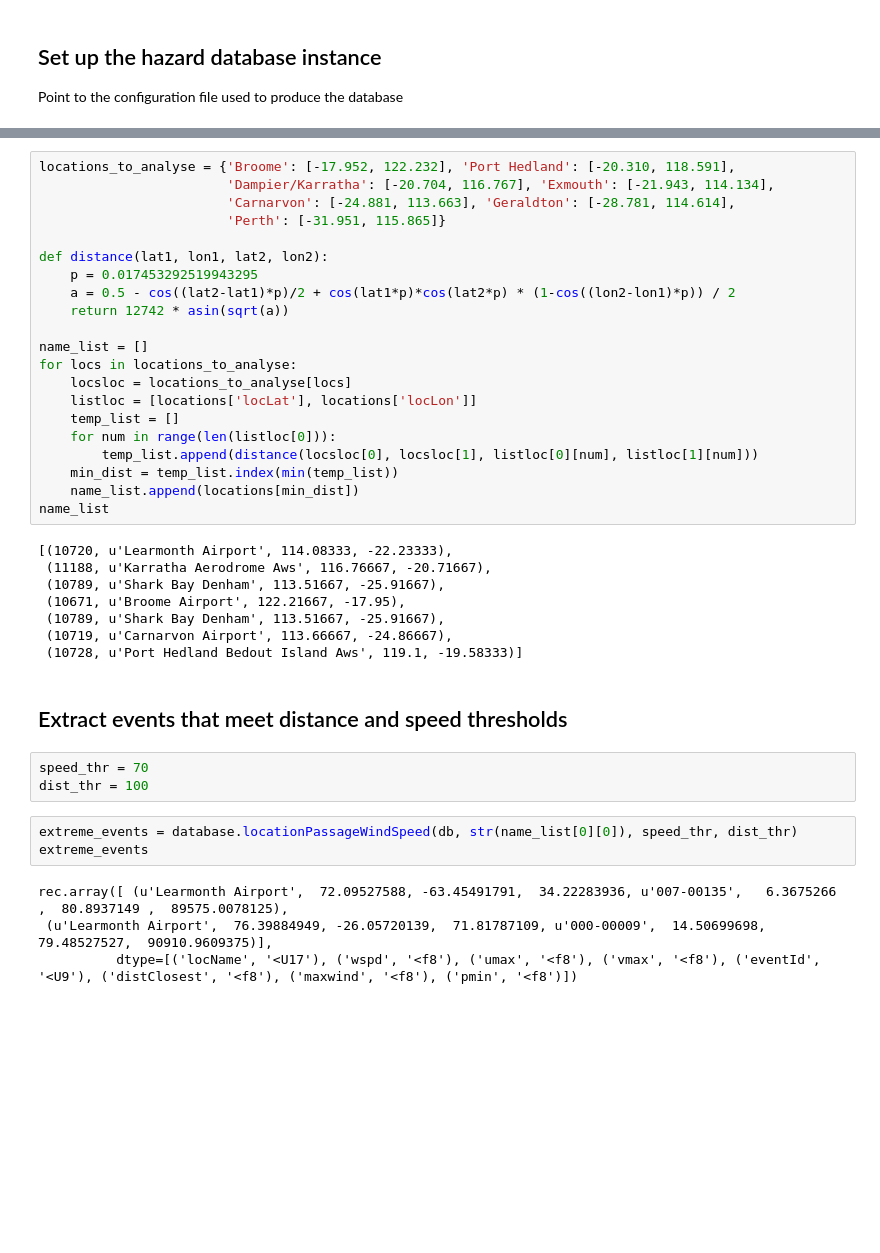
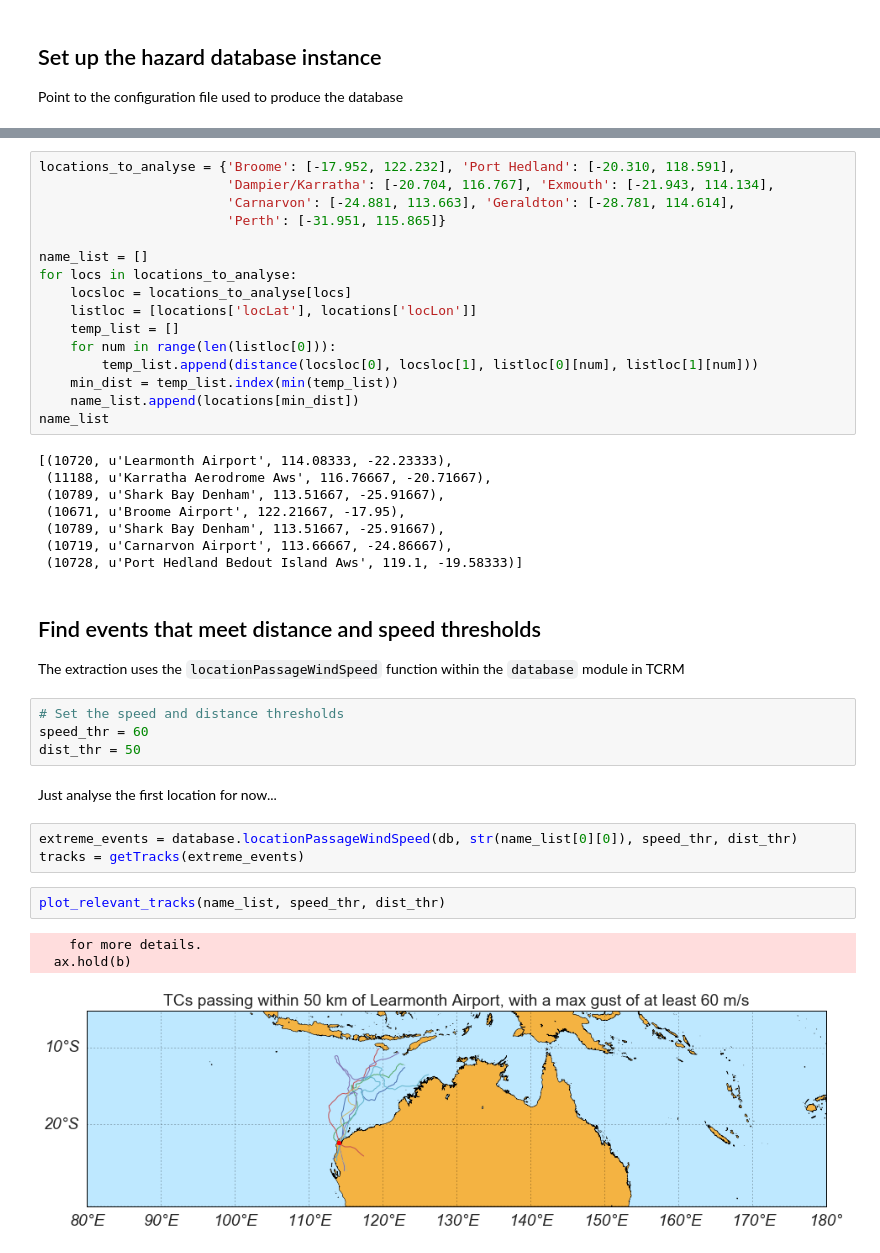
Before and after one commit to CEKrause/IPython_Notebooks, a Jupyter notebook: Extracting events given location and wind thresholds.ipynb, the cells around one changed output, grey strips where cells are left out. Cells and saved outputs as stored; diff of their text form; blank space fills up the shorter version.

Commit message:
Update documentation and add plot

```diff
--- a/Extracting events given location and wind thresholds.ipynb
+++ b/Extracting events given location and wind thresholds.ipynb
@@ -55,11 +141,6 @@ locations_to_analyse = {'Broome': [-17.952, 122.232], 'Port Hedland': [-20.310,
                         'Dampier/Karratha': [-20.704, 116.767], 'Exmouth': [-21.943, 114.134],
                         'Carnarvon': [-24.881, 113.663], 'Geraldton': [-28.781, 114.614],
                         'Perth': [-31.951, 115.865]}
-
-def distance(lat1, lon1, lat2, lon2):
-    p = 0.017453292519943295
-    a = 0.5 - cos((lat2-lat1)*p)/2 + cos(lat1*p)*cos(lat2*p) * (1-cos((lon2-lon1)*p)) / 2
-    return 12742 * asin(sqrt(a))
 
 name_list = []
 for locs in locations_to_analyse:
@@ -80,14 +161,21 @@ name_list
  (10719, u'Carnarvon Airport', 113.66667, -24.86667),
  (10728, u'Port Hedland Bedout Island Aws', 119.1, -19.58333)]
 # %% [markdown]
-## Extract events that meet distance and speed thresholds
+## Find events that meet distance and speed thresholds
+
+The extraction uses the `locationPassageWindSpeed` function within the `database` module in TCRM
-# %%
-speed_thr = 70
-dist_thr = 100
+# %%
+# Set the speed and distance thresholds
+speed_thr = 60
+dist_thr = 50
+# %% [markdown]
+Just analyse the first location for now...
 # %%
 extreme_events = database.locationPassageWindSpeed(db, str(name_list[0][0]), speed_thr, dist_thr)
-extreme_events
+tracks = getTracks(extreme_events)
-# %% [output]
-rec.array([ (u'Learmonth Airport',  72.09527588, -63.45491791,  34.22283936, u'007-00135',   6.3675266 ,  80.8937149 ,  89575.0078125),
- (u'Learmonth Airport',  76.39884949, -26.05720139,  71.81787109, u'000-00009',  14.50699698,  79.48527527,  90910.9609375)],
-          dtype=[('locName', '<U17'), ('wspd', '<f8'), ('umax', '<f8'), ('vmax', '<f8'), ('eventId', '<U9'), ('distClosest', '<f8'), ('maxwind', '<f8'), ('pmin', '<f8')])
+# %%
+plot_relevant_tracks(name_list, speed_thr, dist_thr)
+# %% [output]
+    for more details.
+  ax.hold(b)
+[figure, added]
```
Also changed, not shown: parts of 9 cells of this notebook.
